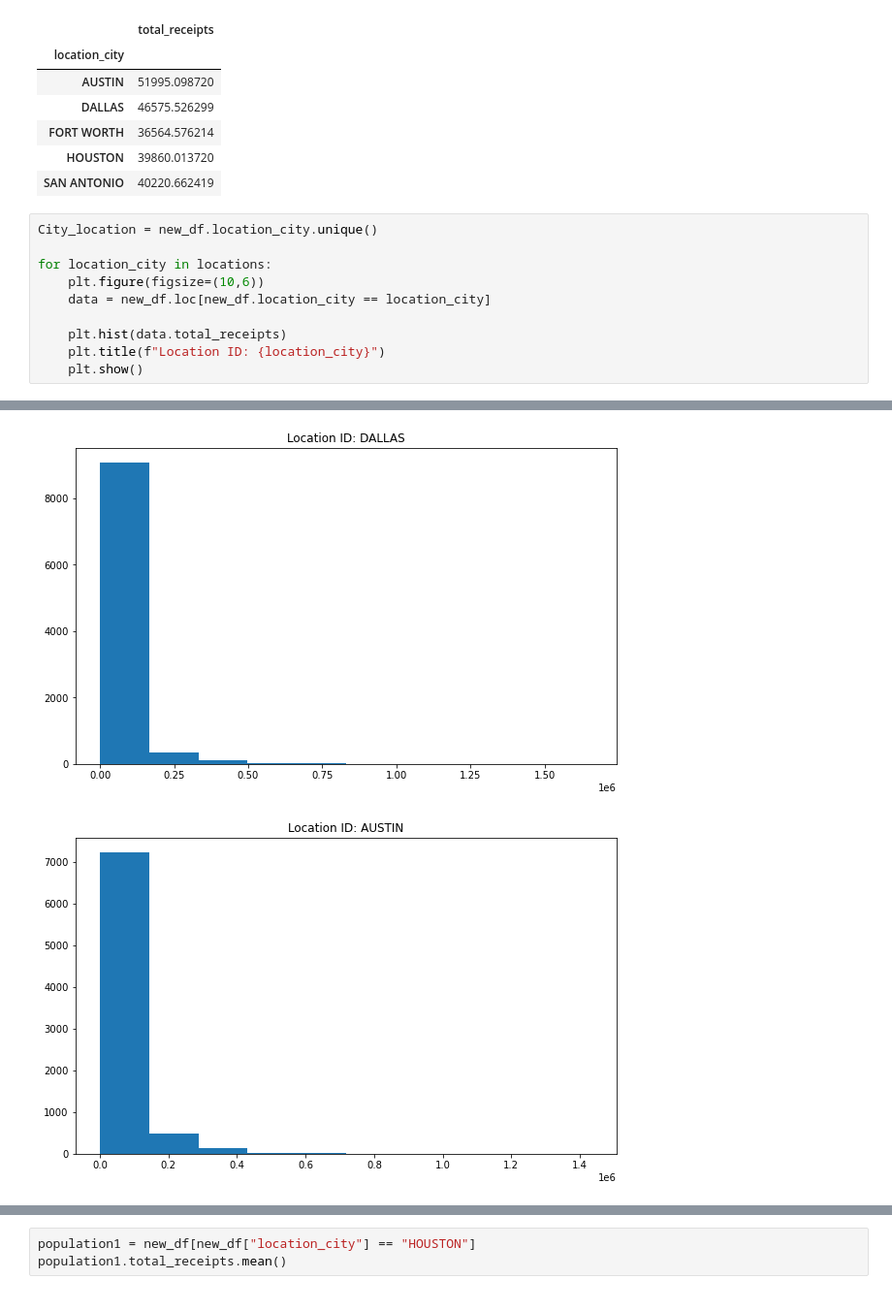
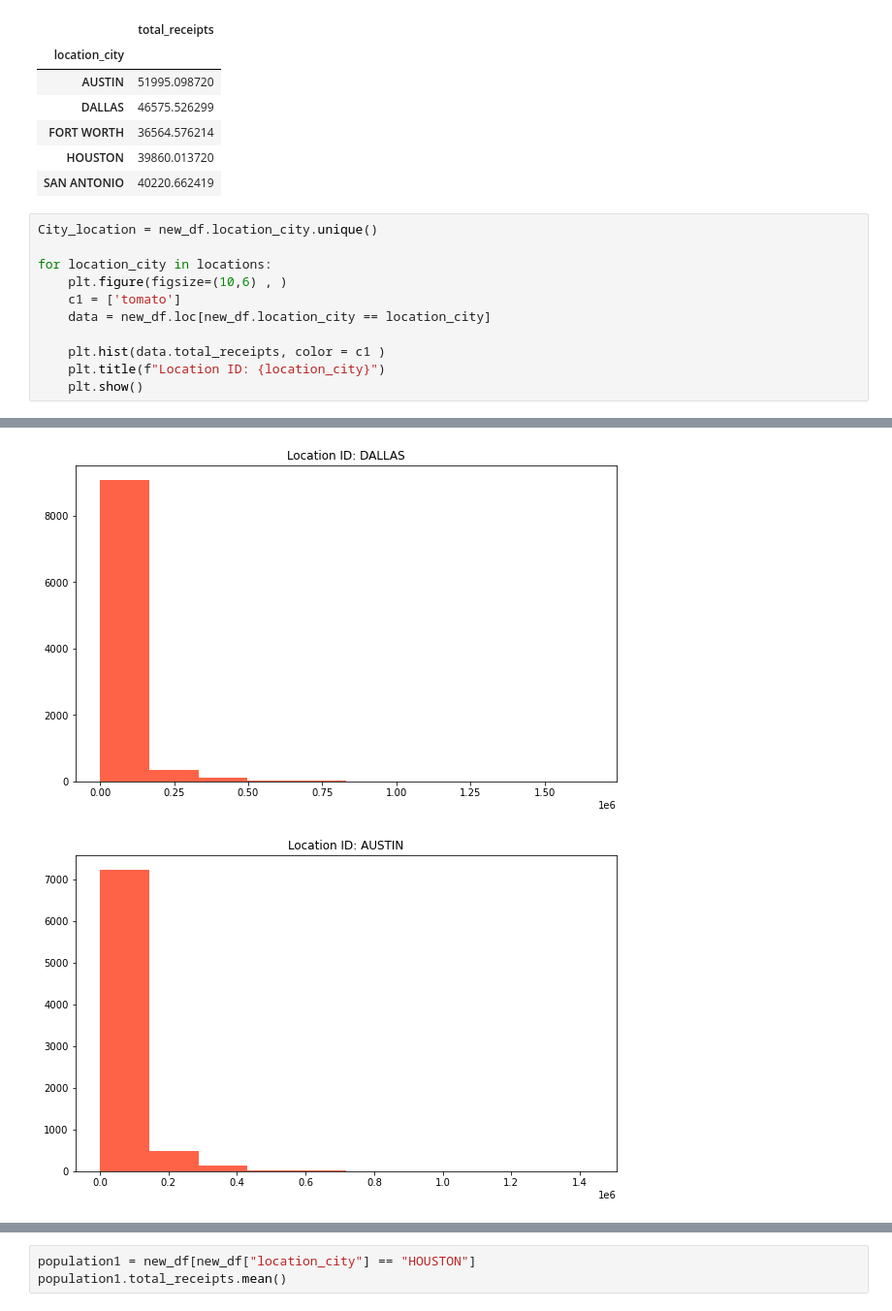
Before and after one commit to KelliDSmith/SMU_Project1_Group1, a Jupyter notebook: base_code_t_test Copy.ipynb, the cells around one changed output, grey strips where cells are left out. Shown at 97% size. Cells and saved outputs as stored; diff of their text form.

```diff
--- a/base_code_t_test Copy.ipynb
+++ b/base_code_t_test Copy.ipynb
@@ -95,10 +95,11 @@ new_df.groupby("location_city").mean()
 City_location = new_df.location_city.unique()
 
 for location_city in locations:
-    plt.figure(figsize=(10,6))
+    plt.figure(figsize=(10,6) , )
+    c1 = ['tomato']
     data = new_df.loc[new_df.location_city == location_city]
 
-    plt.hist(data.total_receipts)
+    plt.hist(data.total_receipts, color = c1 )
     plt.title(f"Location ID: {location_city}")
     plt.show()
 # %% [output]
@@ -106,2 +107,2 @@ for location_city in locations:
-[figure, old version]
+[figure, new version]
-[figure, old version]
+[figure, new version]
```
Also changed, not shown: parts of 1 cell of this notebook.
